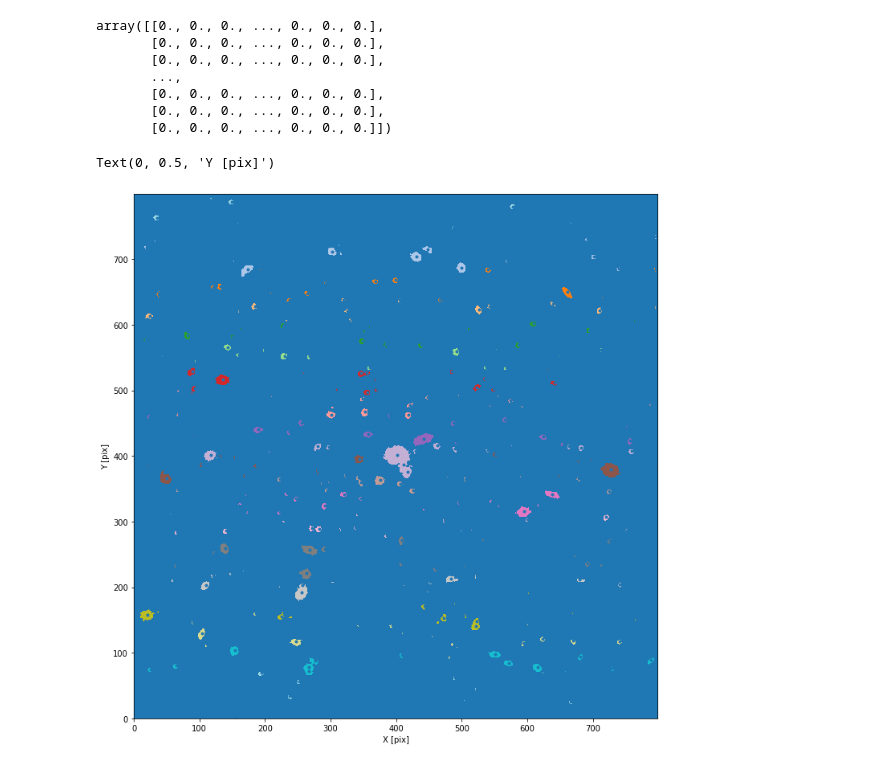
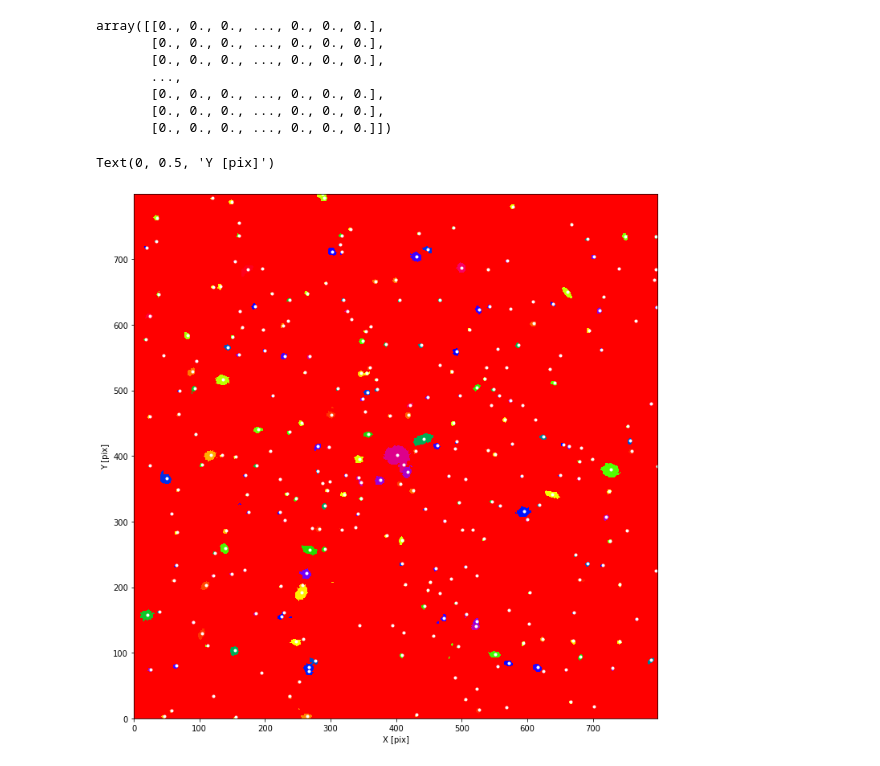
Before and after one commit to vargatn/synthetic, a Jupyter notebook: notebooks/sextractor/sextractor_v01.ipynb, the cells around one changed output. Saved outputs shown, nothing was run; the diff lists cells and outputs as text; code cells hidden in the pictures.

```diff
--- a/notebooks/sextractor/sextractor_v01.ipynb
+++ b/notebooks/sextractor/sextractor_v01.ipynb
@@ -88,13 +88,13 @@ array([[0., 0., 0., ..., 0., 0., 0.],
 # %%
 fig = plt.figure(figsize=(12, 12))
 ax = fig.add_subplot(111)
 
-ax.imshow(seg, cmap=plt.cm.tab20)
-ax.scatter(cat['X_IMAGE'], cat['Y_IMAGE'], marker=".")
+ax.imshow(seg, cmap=plt.cm.prism)
+ax.scatter(cat['X_IMAGE'], cat['Y_IMAGE'], marker=".", color='white')
 ax.set_xlim(0, 799)
 ax.set_ylim(0, 799)
 ax.set_xlabel("X [pix]")
 ax.set_ylabel("Y [pix]")
 # %% [output]
 Text(0, 0.5, 'Y [pix]')
-[figure, old version]
+[figure, new version]
```
Also changed, not shown: parts of 3 cells of this notebook, 12 other files.
